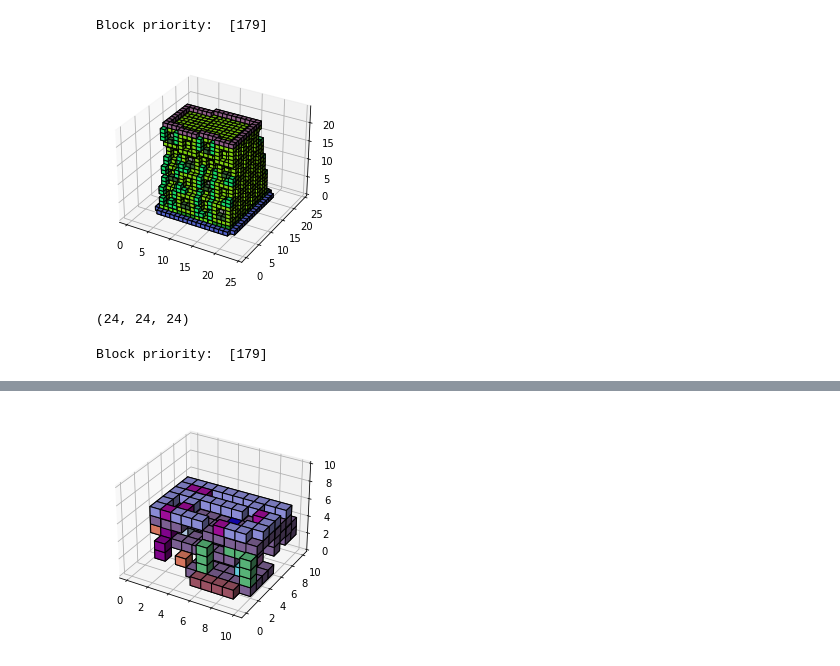
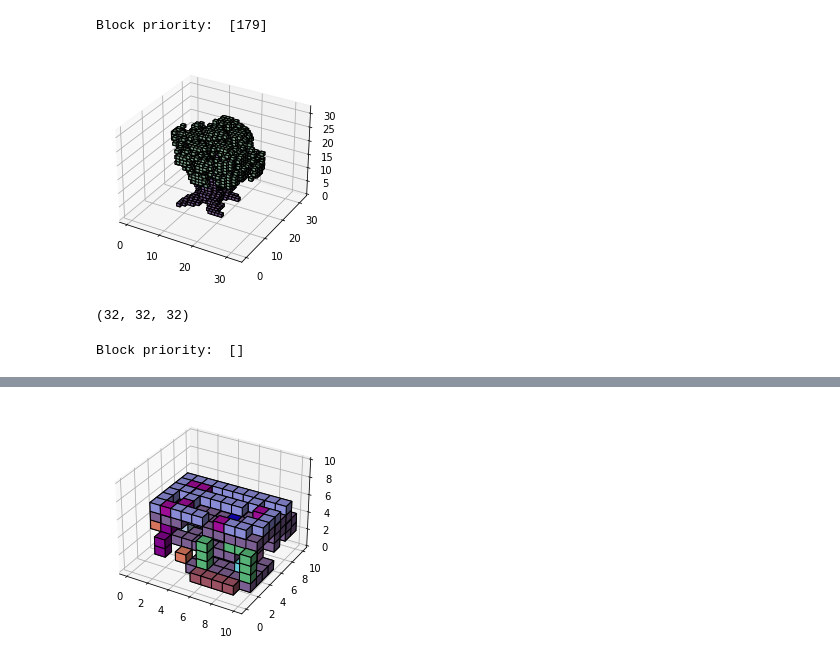
Before and after one commit to shyamsn97/3d-artefacts-nca-1, a Jupyter notebook: notebooks/Replication.ipynb, the cells around one changed output, grey strips where cells are left out. Drawn from its saved outputs; the diff is of its cells as text; code cells hidden in the pictures.

```diff
--- a/notebooks/Replication.ipynb
+++ b/notebooks/Replication.ipynb
@@ -37,37 +37,37 @@ def visualize_output(ct, out, rearrange_channels=False):
     plt.show()
     return argmax
 # %%
-base_nbt_path = "/home/shyam/Code/evocraft-cellular-automata/structs_dataset/nbts"
+base_nbt_path = "/home/kokkgoblin/Code/3d-artefacts-nca-1/artefact_nca/data/structs_dataset/nbts"
 # %%
-nbt_path = "{}/pixl_apartmentblock.nbt".format(base_nbt_path)
-blocks, unique_vals, target, color_dict, unique_val_dict = MinecraftClient.load_entity("pixl_apartmentblock", nbt_path=nbt_path, load_entity_config={"padding": [[3,3], [3,3], [1,0]]
+nbt_path = "{}/village/Extra_dark_oak.nbt".format(base_nbt_path)
+blocks, unique_vals, target, color_dict, unique_val_dict = MinecraftClient.load_entity("Extra_dark_oak", nbt_path=nbt_path, load_entity_config={"padding": [[4,5], [3,4], [3,3]]
 ,"block_priority":[REDSTONE_BLOCK]})
 
 color_arr = convert_to_color(target, color_dict)
 
 fig = plt.figure()
 ax = fig.gca(projection='3d')
 ax.voxels(color_arr, facecolors=color_arr, edgecolor='k')
 
 plt.show()
 # %% [output]
 Block priority:  [179]
-[figure, old version]
+[figure, new version]
 # %%
 color_arr.shape
 # %% [output]
-(24, 24, 24)
+(32, 32, 32)
 # %%
 ct = ReplicationNCATrainer.from_config(
-                    "replication_apartment.yaml",
+                    "replication_oak.yaml",
                     config={
                         "dataset_config":{"nbt_path":nbt_path},
-                        "use_cuda":False,
+                        "use_cuda":True,
                         "visualize_output":True
                     }
                 )
 # %% [output]
-Block priority:  [179]
+Block priority:  []
 # %%
 ct.train(epochs=20000, batch_size=5, checkpoint_interval=100)
 # %% [output]
```
Also changed, not shown: parts of 8 cells of this notebook, 1 other file.
